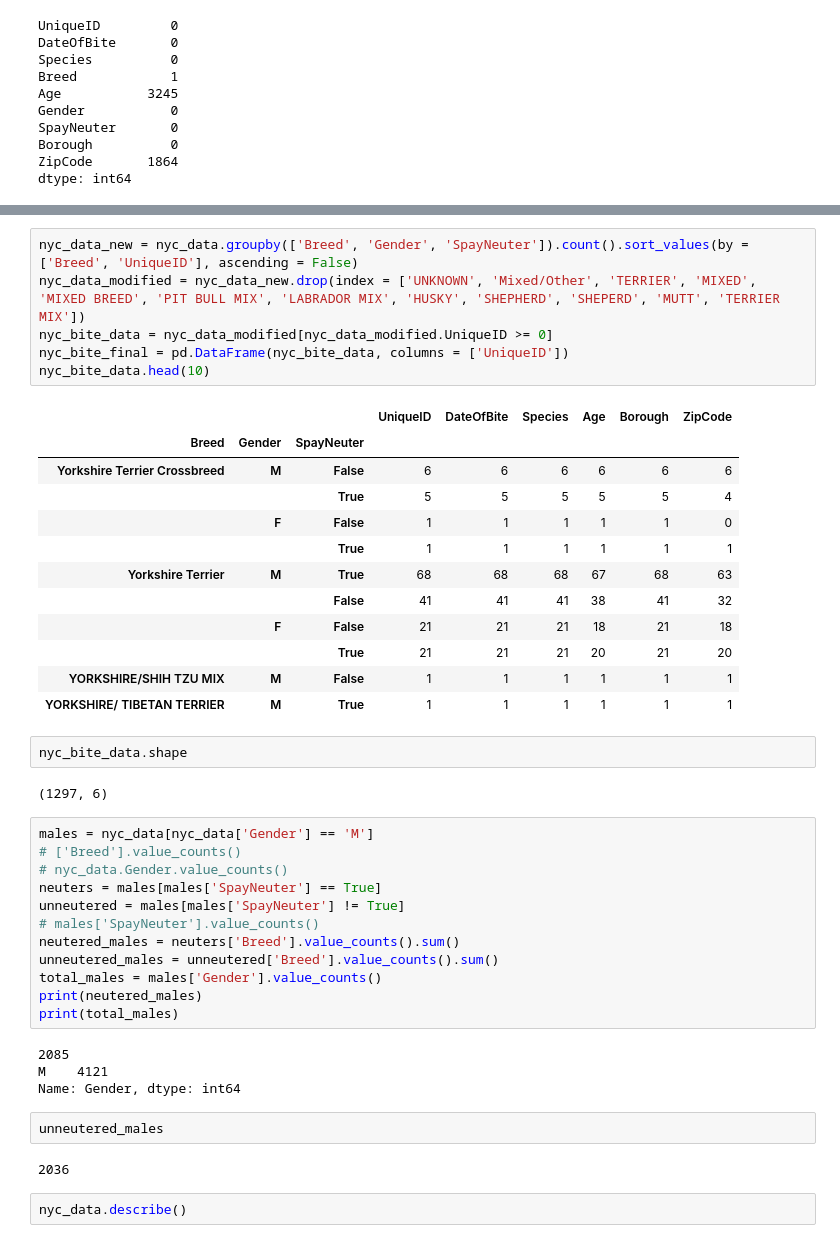
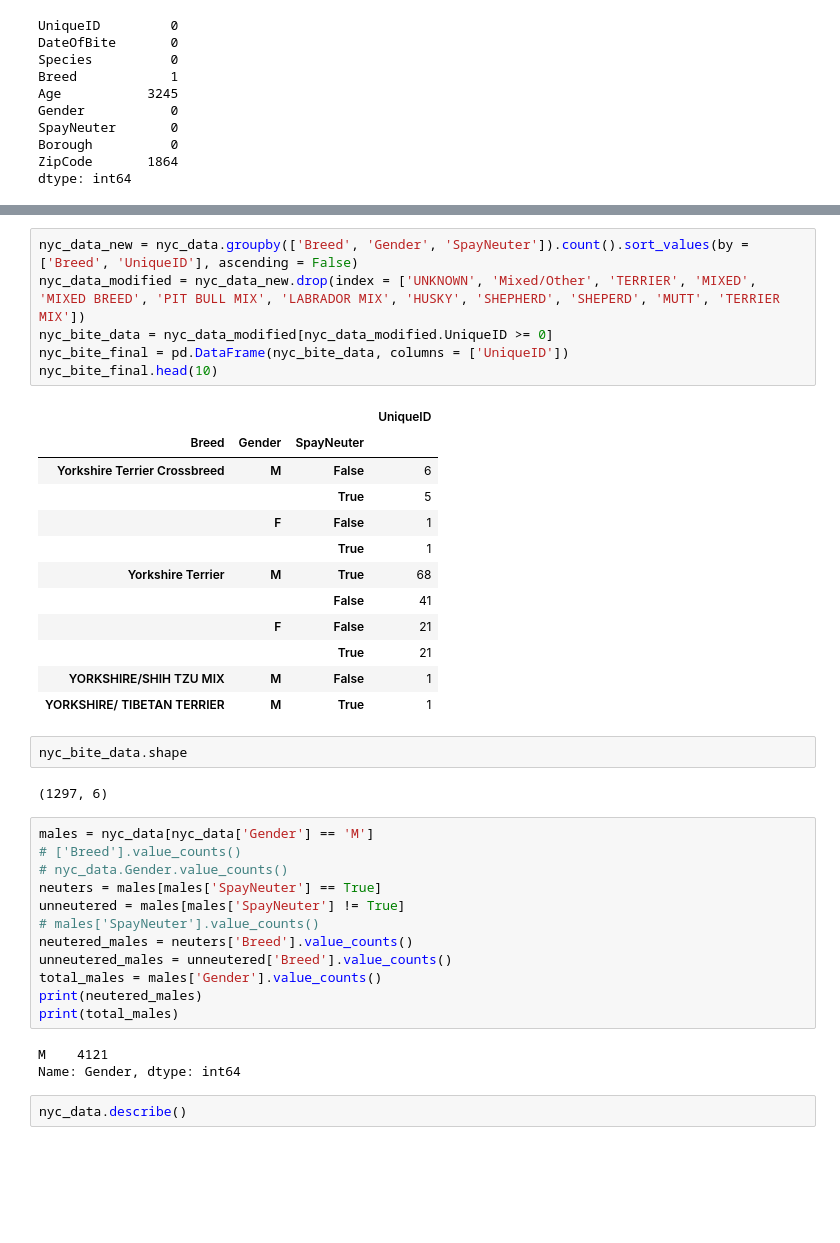
Before and after one commit to DanielleRomanoff/DS-Unit-1-Project_Dog_Bites, a Jupyter notebook: Dog Bites Project Technical.ipynb, the cells around one changed output, grey strips where cells are left out. Cells and saved outputs as stored; diff of their text form; blank space fills up the shorter version.

```diff
--- a/Dog Bites Project Technical.ipynb
+++ b/Dog Bites Project Technical.ipynb
@@ -35,22 +35,22 @@ nyc_data.head()
 # %%
 nyc_data_new = nyc_data.groupby(['Breed', 'Gender', 'SpayNeuter']).count().sort_values(by = ['Breed', 'UniqueID'], ascending = False)
 nyc_data_modified = nyc_data_new.drop(index = ['UNKNOWN', 'Mixed/Other', 'TERRIER', 'MIXED', 'MIXED BREED', 'PIT BULL MIX', 'LABRADOR MIX', 'HUSKY', 'SHEPHERD', 'SHEPERD', 'MUTT', 'TERRIER MIX'])
 nyc_bite_data = nyc_data_modified[nyc_data_modified.UniqueID >= 0]
 nyc_bite_final = pd.DataFrame(nyc_bite_data, columns = ['UniqueID'])
-nyc_bite_data.head(10)
+nyc_bite_final.head(10)
 # %% [output]
-|  |  |  | UniqueID | DateOfBite | Species | Age | Borough | ZipCode |
-| Breed | Gender | SpayNeuter |  |  |  |  |  |  |
-| Yorkshire Terrier Crossbreed | M | False | 6 | 6 | 6 | 6 | 6 | 6 |
-|  |  | True | 5 | 5 | 5 | 5 | 5 | 4 |
-|  | F | False | 1 | 1 | 1 | 1 | 1 | 0 |
-|  |  | True | 1 | 1 | 1 | 1 | 1 | 1 |
-| Yorkshire Terrier | M | True | 68 | 68 | 68 | 67 | 68 | 63 |
-|  |  | False | 41 | 41 | 41 | 38 | 41 | 32 |
-|  | F | False | 21 | 21 | 21 | 18 | 21 | 18 |
-|  |  | True | 21 | 21 | 21 | 20 | 21 | 20 |
-| YORKSHIRE/SHIH TZU MIX | M | False | 1 | 1 | 1 | 1 | 1 | 1 |
-| YORKSHIRE/ TIBETAN TERRIER | M | True | 1 | 1 | 1 | 1 | 1 | 1 |
+|  |  |  | UniqueID |
+| Breed | Gender | SpayNeuter |  |
+| Yorkshire Terrier Crossbreed | M | False | 6 |
+|  |  | True | 5 |
+|  | F | False | 1 |
+|  |  | True | 1 |
+| Yorkshire Terrier | M | True | 68 |
+|  |  | False | 41 |
+|  | F | False | 21 |
+|  |  | True | 21 |
+| YORKSHIRE/SHIH TZU MIX | M | False | 1 |
+| YORKSHIRE/ TIBETAN TERRIER | M | True | 1 |
 # %%
 nyc_bite_data.shape
 # %% [output]
@@ -62,19 +62,14 @@ males = nyc_data[nyc_data['Gender'] == 'M']
 neuters = males[males['SpayNeuter'] == True]
 unneutered = males[males['SpayNeuter'] != True]
 # males['SpayNeuter'].value_counts()
-neutered_males = neuters['Breed'].value_counts().sum()
-unneutered_males = unneutered['Breed'].value_counts().sum()
+neutered_males = neuters['Breed'].value_counts()
+unneutered_males = unneutered['Breed'].value_counts()
 total_males = males['Gender'].value_counts()
 print(neutered_males)
 print(total_males)
 # %% [output]
-2085
 M    4121
 Name: Gender, dtype: int64
-# %%
-unneutered_males
-# %% [output]
-2036
 # %%
 nyc_data.describe()
 # %% [output]
```
Also changed, not shown: parts of 16 cells of this notebook, 3 other files.
